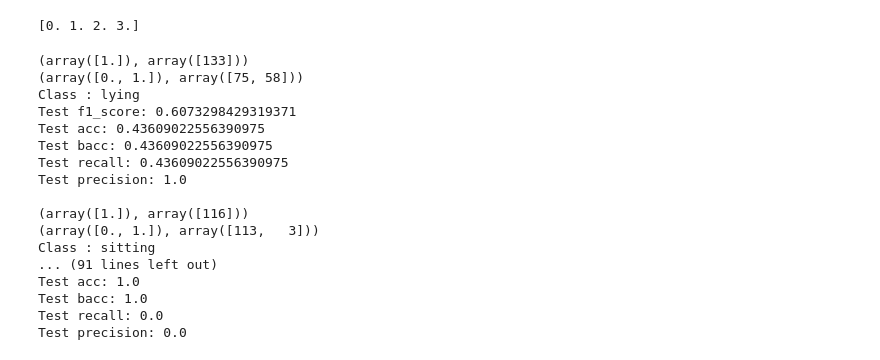
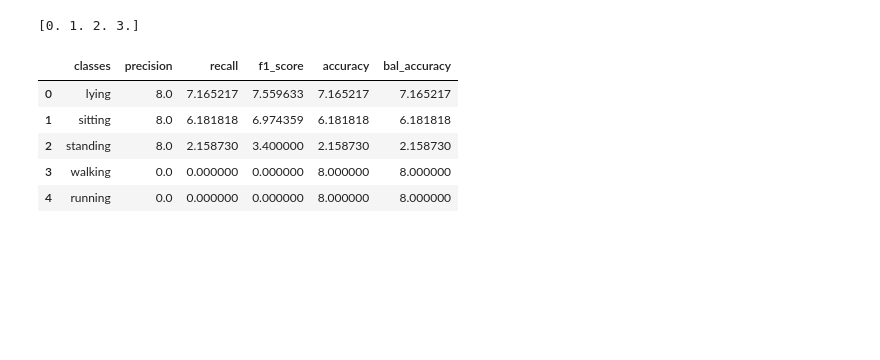
Before and after one commit to texsmv/mts_feature_learning, a Jupyter notebook: datasets_har_visualization.ipynb, the cells around one changed output. Saved outputs shown, nothing was run; the diff lists cells and outputs as text; code cells hidden in the pictures; blank space fills up the shorter version.

```diff
--- a/datasets_har_visualization.ipynb
+++ b/datasets_har_visualization.ipynb
@@ -177,7 +174,8 @@ from source.utils import accuracy_per_class
 import warnings
 warnings.filterwarnings('ignore')
 
-clf = svm.SVC()
+# clf = svm.SVC()
+clf = XGBClassifier(tree_method='gpu_hist', predictor='gpu_predictor')
 
 train_bin_y = np.copy(ts_train.y)
 test_bin_y = np.copy(ts_test.y)
@@ -193,31 +191,25 @@ train_bin_y[train_bin_y ==-1] = 0
 test_bin_y[test_bin_y ==-1] = 0
 
 
-accuracy_per_class(
+res_df = accuracy_per_class(
     clf,
     train_bin_y, test_bin_y,
     ts_train.features, ts_test.features,
     dataset.y_train, dataset.y_test,
     dataset.activities_map
 )
-# %% [output]
-(array([1.]), array([133]))
-(array([0., 1.]), array([75, 58]))
-Class : lying
-Test f1_score: 0.6073298429319371
-Test acc: 0.43609022556390975
-Test bacc: 0.43609022556390975
-Test recall: 0.43609022556390975
-Test precision: 1.0
-
-(array([1.]), array([116]))
-(array([0., 1.]), array([113,   3]))
-Class : sitting
-... (91 lines left out)
-Test acc: 1.0
-Test bacc: 1.0
-Test recall: 0.0
-Test precision: 0.0
+# %%
+# res_df.head()
+# res_df + res_df
+res_df.loc[:, res_df.columns != 'classes'] = res_df.loc[:, res_df.columns != 'classes'] + res_df.loc[:, res_df.columns != 'classes']
+res_df.head()
+# %% [output]
+|  | classes | precision | recall | f1_score | accuracy | bal_accuracy |
+| 0 | lying | 8.0 | 7.165217 | 7.559633 | 7.165217 | 7.165217 |
+| 1 | sitting | 8.0 | 6.181818 | 6.974359 | 6.181818 | 6.181818 |
+| 2 | standing | 8.0 | 2.158730 | 3.400000 | 2.158730 | 2.158730 |
+| 3 | walking | 0.0 | 0.000000 | 0.000000 | 8.000000 | 8.000000 |
+| 4 | running | 0.0 | 0.000000 | 0.000000 | 8.000000 | 8.000000 |
 # %%
 from sklearn import metrics
 
```
Also changed, not shown: parts of 10 cells of this notebook, 7 other files.
